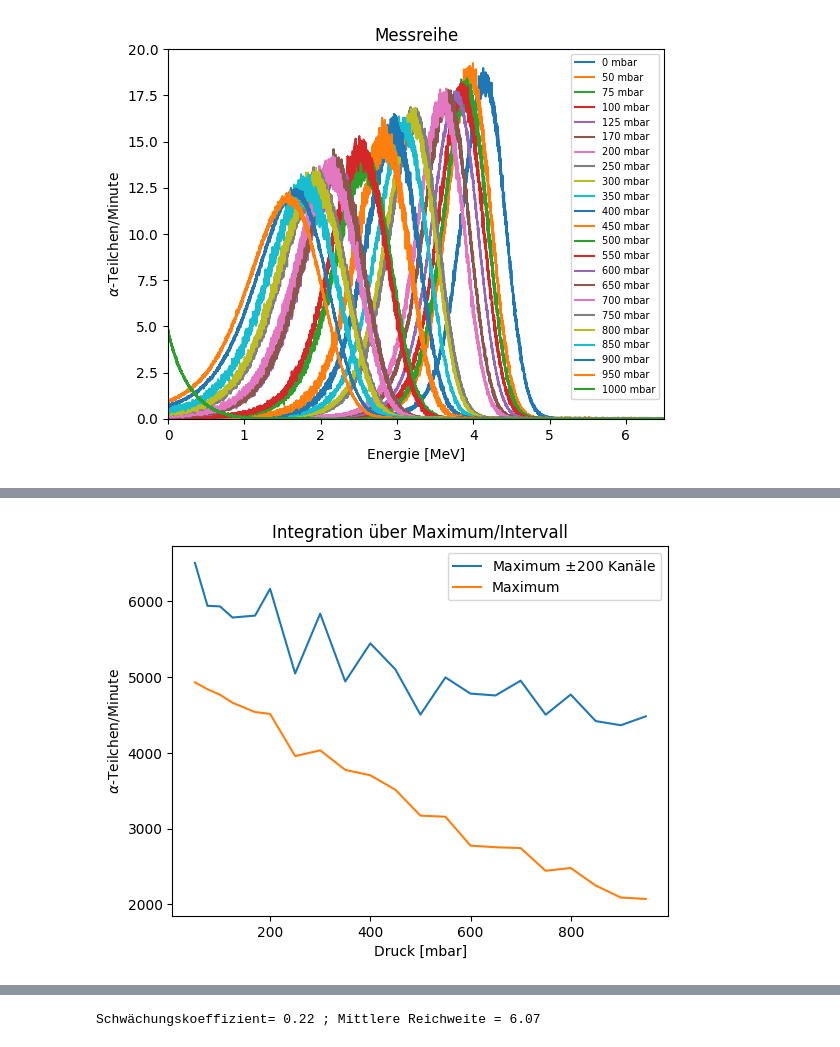
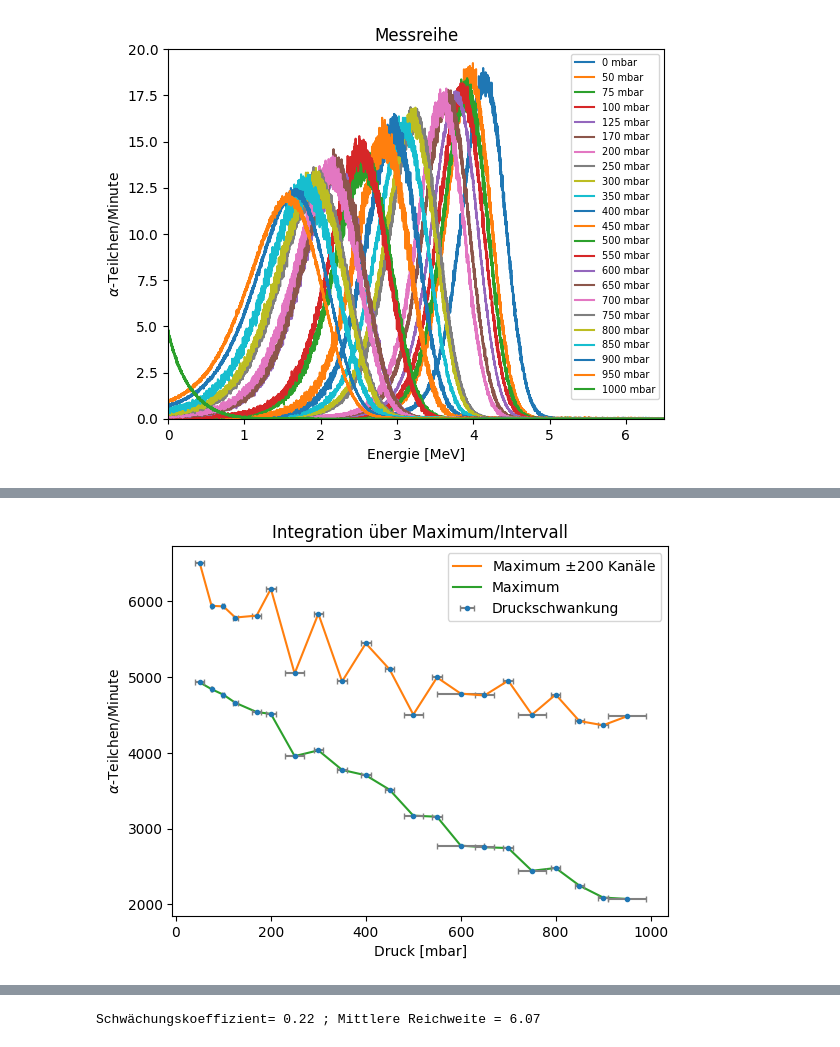
Before and after one commit to CaptainNikon/PPF-Uni-Potsdam, a Jupyter notebook: K1/calc.ipynb, the cells around one changed output, grey strips where cells are left out. Saved outputs shown, nothing was run; the diff lists cells and outputs as text; code cells hidden in the pictures.

```diff
--- a/K1/calc.ipynb
+++ b/K1/calc.ipynb
@@ -38,6 +38,7 @@ dcalibration = np.genfromtxt(fname="../K1/K1_meas/TxtReihe/pa0_3kBq_16h32min_end
 rangevalues = np.array([0,50,75,100,125,170,200,250,300,350,400,450,500,550,600,650,700,750,800,850,900,950,1000])
 values = [d0,d1,d2,d3,d4,d5,d6,d7,d8,d9,d10,d11,d12,d13,d14,d15,d16,d17,d18,d19,d20,d21,d22]
 times = [221,195,154,181,924,212,153,191,224,202,116,70,114,129,124,124,101,147,119,111,1110,992,1140]
+xerr = np.array([5,10,1,2,5,10,10,20,10,10,10,10,20,10,50,20,10,30,10,10,10,40,10])
 
 #Hintergrundrauschen/min
 reducnoise = sum(dempty)/962
@@ -119,0 +122,19 @@ plt.savefig("Plots/nosense.pdf")
+# %%
+#Integration über Maxima bzw. Delta Maxima
+sums, maxlist = [],[]
+for i in range(0,23): #Berechnung ohne 0 und 1 bar
+    valpermin = values[i]/times[i]
+    maximum = np.argmax(valpermin[200:]) #Maxima erst nach Index 200 wegen Hintergrundrauschen
+    maxlist.append(maximum)
+    upper = maximum+200
+    lower = maximum-200
+    sums.append(sum(valpermin[lower:upper]))
+plt.errorbar(rangevalues[0:23],sums,xerr = xerr[0:23], ecolor = "grey",fmt=".",capsize=2,label="Druckschwankung")
+plt.plot(rangevalues[0:23],sums,label= r"Maximum $\pm$200 Kanäle")
+plt.plot(rangevalues[0:23],maxlist,label = r"Maximum")
+plt.errorbar(rangevalues[0:23],maxlist,xerr = xerr[0:23],ecolor = "grey",fmt=".",capsize=2,c="#1f77b4")
+plt.legend(loc=0)
+plt.xlabel("Druck [mbar]")
+plt.title("Integration über Maximum/Intervall")
+plt.ylabel(r"$\alpha$-Teilchen/Minute")
+plt.savefig("Plots/Teilchen je Minute.pdf")
@@ -120,22 +143,24 @@ plt.savefig("Plots/nosense.pdf")
 # %%
 #Integration über Maxima bzw. Delta Maxima
 sums, maxlist = [],[]
 for i in range(1,22): #Berechnung ohne 0 und 1 bar
     valpermin = values[i]/times[i]
     maximum = np.argmax(valpermin[200:]) #Maxima erst nach Index 200 wegen Hintergrundrauschen
     maxlist.append(maximum)
     upper = maximum+200
     lower = maximum-200
     sums.append(sum(valpermin[lower:upper]))
+plt.errorbar(rangevalues[1:22],sums,xerr = xerr[1:22], ecolor = "grey",fmt=".",capsize=2,label="Druckschwankung")
 plt.plot(rangevalues[1:22],sums,label= r"Maximum $\pm$200 Kanäle")
 plt.plot(rangevalues[1:22],maxlist,label = r"Maximum")
+plt.errorbar(rangevalues[1:22],maxlist,xerr = xerr[1:22],ecolor = "grey",fmt=".",capsize=2,c="#1f77b4")
 plt.legend(loc=0)
 plt.xlabel("Druck [mbar]")
 plt.title("Integration über Maximum/Intervall")
 plt.ylabel(r"$\alpha$-Teilchen/Minute")
 plt.savefig("Plots/TjM wo0&1bar.pdf")
 # %% [output]
-[figure, old version]
+[figure, new version]
 # %%
 #Berechung der Maxima
 sums2, maxlist = [],[]
```
Also changed, not shown: parts of 5 cells of this notebook, 9 other files.
